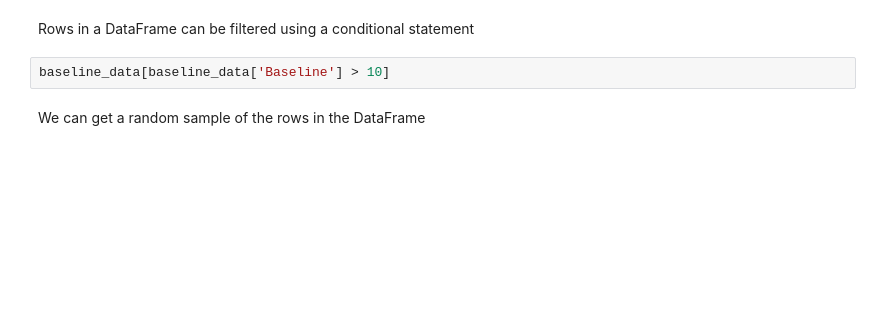
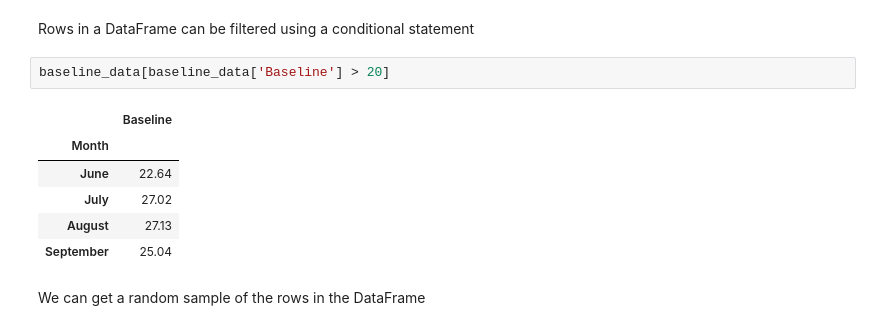
Before and after one commit to emel333/built_env_data, a Jupyter notebook: course-materials/2 - Building Design - Intro to Pandas/Pandas Fundamentals - Building Simulation Analysis.ipynb, the cells around one changed output. Cells and saved outputs as stored; diff of their text form; blank space fills up the shorter version.

```diff
--- a/course-materials/2 - Building Design - Intro to Pandas/Pandas Fundamentals - Building Simulation Analysis.ipynb
+++ b/course-materials/2 - Building Design - Intro to Pandas/Pandas Fundamentals - Building Simulation Analysis.ipynb
@@ -127,7 +226,14 @@ baseline_data.tail()
 # %% [markdown]
 Rows in a DataFrame can be filtered using a conditional statement
 # %%
-baseline_data[baseline_data['Baseline'] > 10]
+baseline_data[baseline_data['Baseline'] > 20]
+# %% [output]
+|  | Baseline |
+| Month |  |
+| June | 22.64 |
+| July | 27.02 |
+| August | 27.13 |
+| September | 25.04 |
 # %% [markdown]
 We can get a random sample of the rows in the DataFrame
 # %%
```
Also changed, not shown: parts of 32 cells of this notebook, 2 other files.
